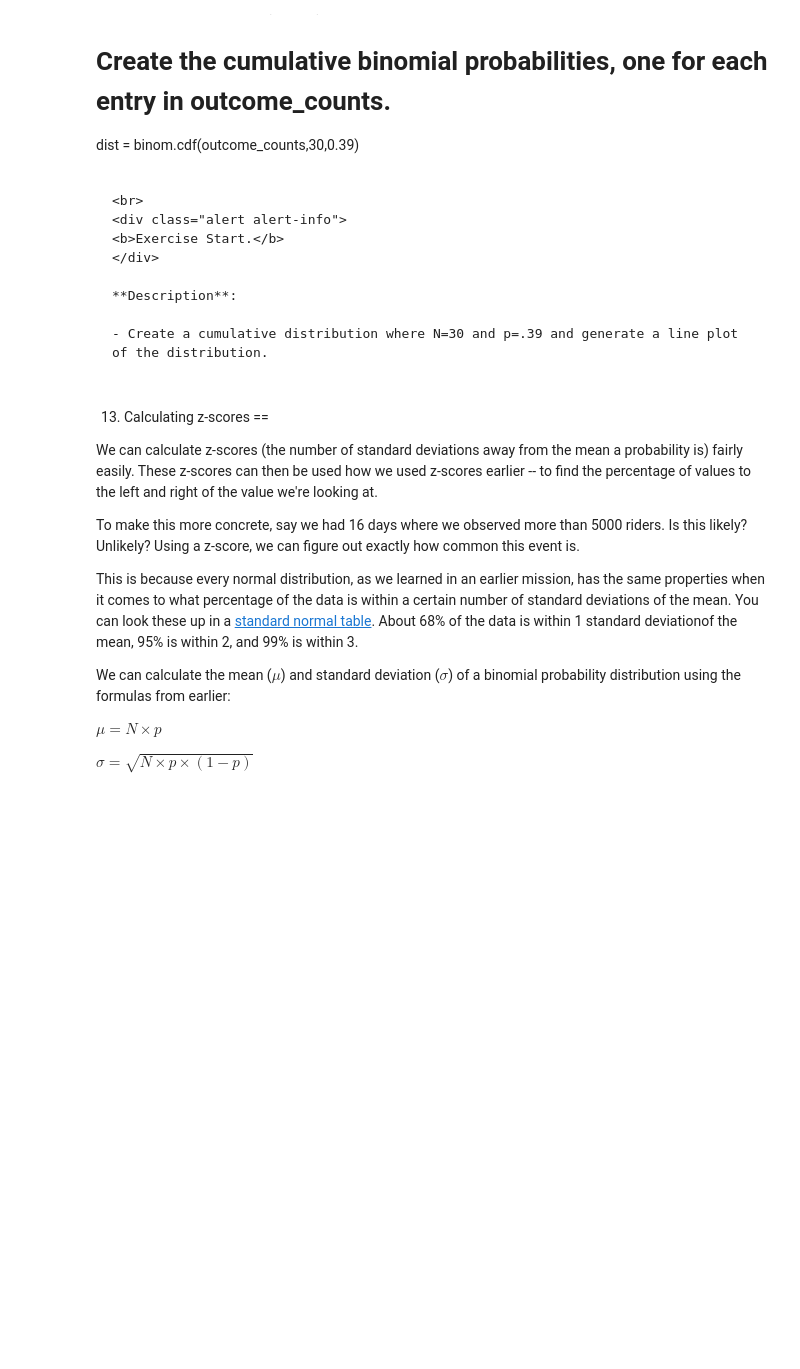
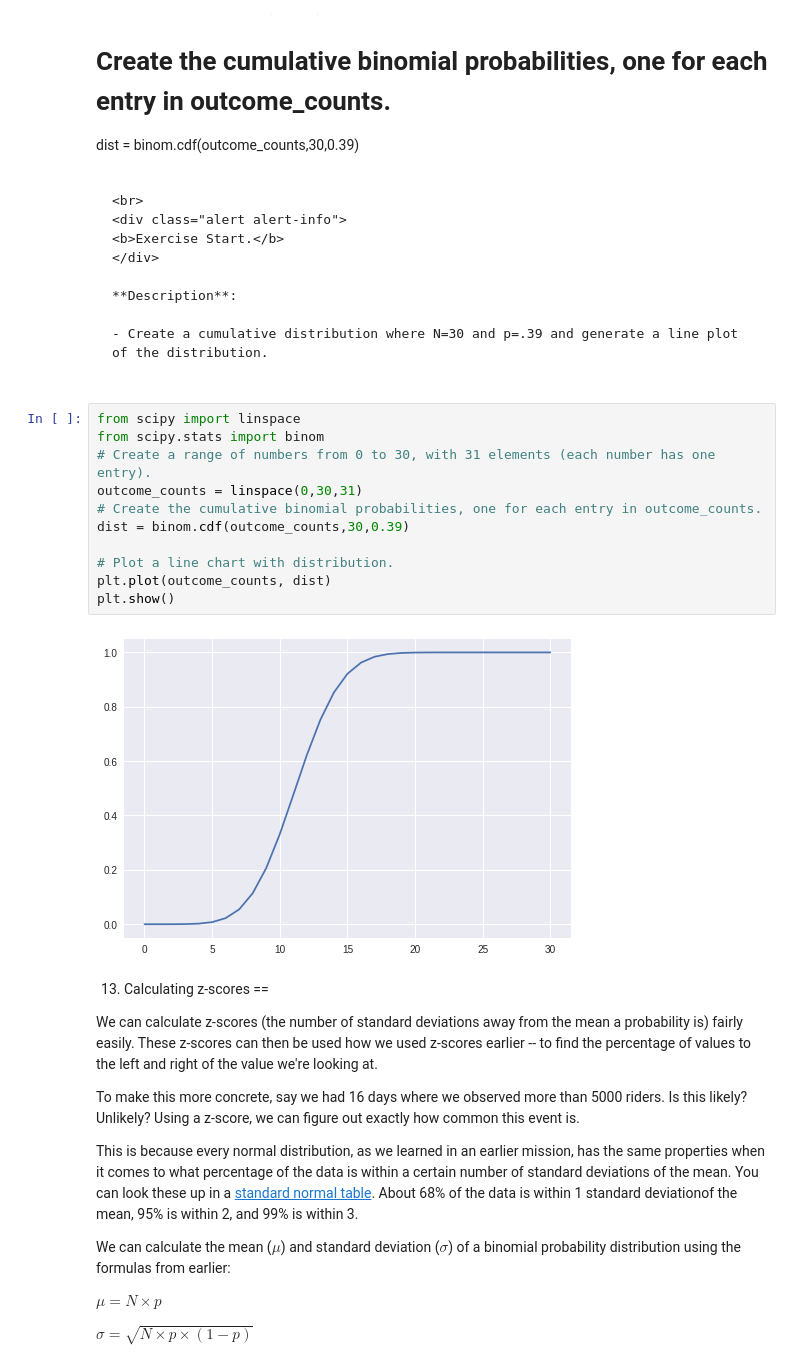
Before and after one commit to ailsonfds/IMD0033_Probabilidade, a Jupyter notebook: Aula 18 - Distribuições Binomial e Geométrica/Binominal & Geometric Distribution.ipynb, the cells around one changed output. Drawn from its saved outputs; the diff is of its cells as text; blank space fills up the shorter version.

```diff
--- a/Aula 18 - Distribuições Binomial e Geométrica/Binominal & Geometric Distribution.ipynb
+++ b/Aula 18 - Distribuições Binomial e Geométrica/Binominal & Geometric Distribution.ipynb
@@ -323,6 +341,19 @@ dist = binom.cdf(outcome_counts,30,0.39)
 **Description**:
 
 - Create a cumulative distribution where N=30 and p=.39 and generate a line plot of the distribution.
+# %%
+from scipy import linspace
+from scipy.stats import binom
+# Create a range of numbers from 0 to 30, with 31 elements (each number has one entry).
+outcome_counts = linspace(0,30,31)
+# Create the cumulative binomial probabilities, one for each entry in outcome_counts.
+dist = binom.cdf(outcome_counts,30,0.39)
+
+# Plot a line chart with distribution.
+plt.plot(outcome_counts, dist)
+plt.show()
+# %% [output]
+[figure, added]
 # %% [markdown]
 13. Calculating z-scores
 ==
```
Also changed, not shown: parts of 7 cells of this notebook, 6 other files.
